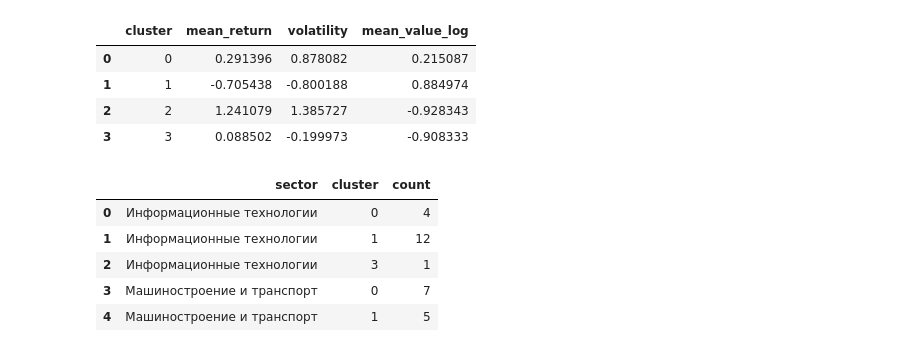
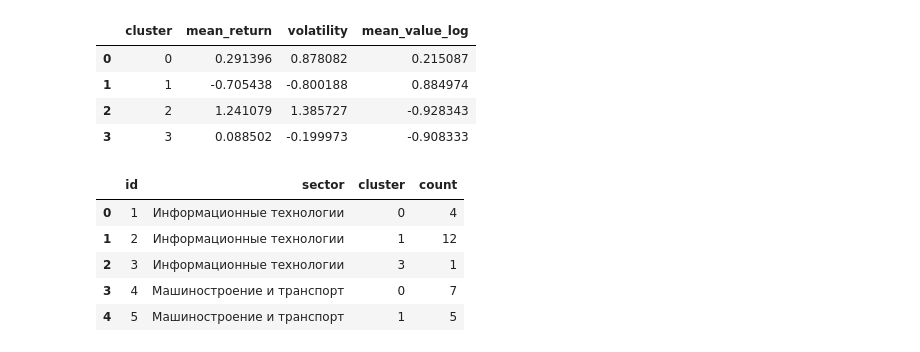
Before and after one commit to ostashchukmi/moex-stock-dashboard, a Jupyter notebook: research.ipynb, the cells around one changed output. Saved outputs shown, nothing was run; the diff lists cells and outputs as text; code cells hidden in the pictures.

```diff
--- a/research.ipynb
+++ b/research.ipynb
@@ -945,11 +947,15 @@ clusters_heatmap
 | 3 | 3 | 0.088502 | -0.199973 | -0.908333 |
 # %%
 clusters_sectors = clusters_desc.groupby(['sector', 'cluster'])['isin'].count().reset_index().rename(columns={'isin': 'count'})
+
+clusters_sectors['id'] = range(1, len(clusters_sectors) + 1)
+clusters_sectors = clusters_sectors[['id', 'sector', 'cluster', 'count']]
+
 clusters_sectors.head()
 # %% [output]
-|  | sector | cluster | count |
-| 0 | Информационные технологии | 0 | 4 |
-| 1 | Информационные технологии | 1 | 12 |
-| 2 | Информационные технологии | 3 | 1 |
-| 3 | Машиностроение и транспорт | 0 | 7 |
-| 4 | Машиностроение и транспорт | 1 | 5 |
+|  | id | sector | cluster | count |
+| 0 | 1 | Информационные технологии | 0 | 4 |
+| 1 | 2 | Информационные технологии | 1 | 12 |
+| 2 | 3 | Информационные технологии | 3 | 1 |
+| 3 | 4 | Машиностроение и транспорт | 0 | 7 |
+| 4 | 5 | Машиностроение и транспорт | 1 | 5 |
```
Also changed, not shown: parts of 19 cells of this notebook.
